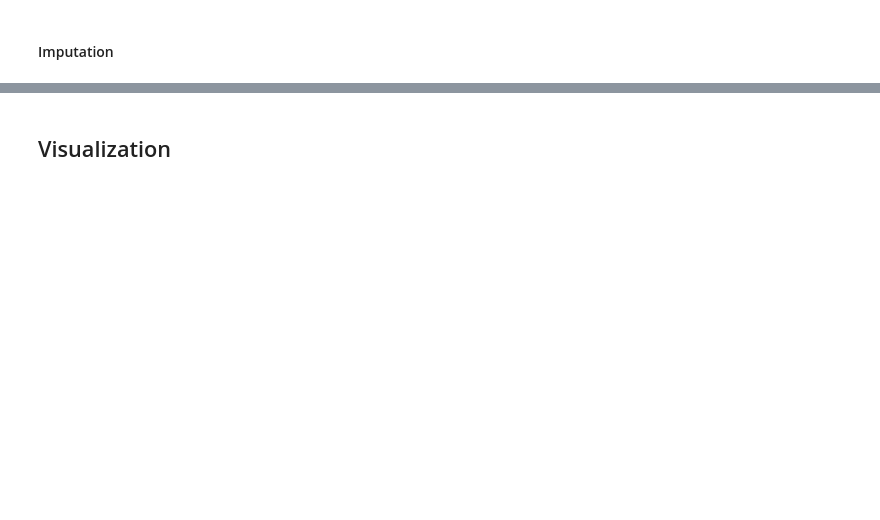
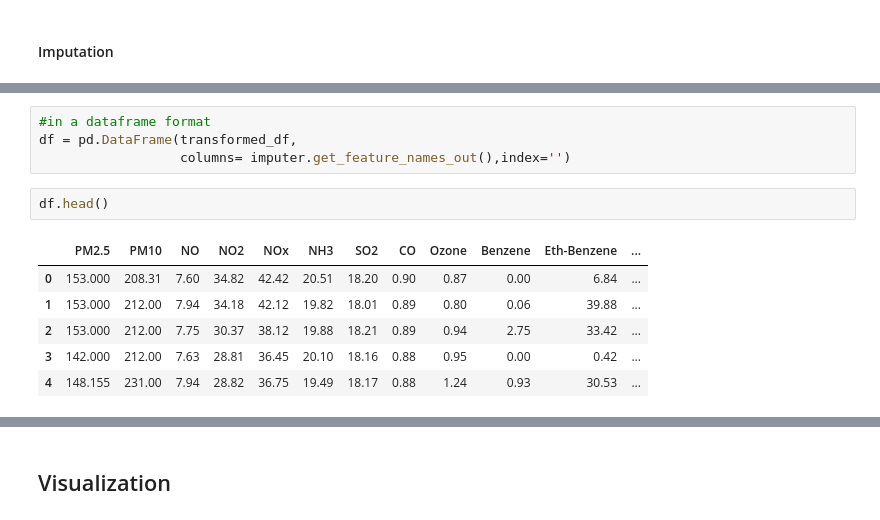
Before and after one commit to OmdenaAI/omdena-mumbai-chapter-air-quality, a Jupyter notebook: src/tasks/task-2-eda/worli_eda.ipynb, the cells around one changed output, grey strips where cells are left out. Saved outputs shown, nothing was run; the diff lists cells and outputs as text; blank space fills up the shorter version.

```diff
--- a/src/tasks/task-2-eda/worli_eda.ipynb
+++ b/src/tasks/task-2-eda/worli_eda.ipynb
@@ -183,0 +203,13 @@ Kalman Smoothing on Structural Time Series method is the best method among the m
+# %%
+#in a dataframe format
+df = pd.DataFrame(transformed_df,
+                  columns= imputer.get_feature_names_out(),index='')
+# %%
+df.head()
+# %% [output]
+|  | PM2.5 | PM10 | NO | NO2 | NOx | NH3 | SO2 | CO | Ozone | Benzene | Eth-Benzene | ... |
+| 0 | 153.000 | 208.31 | 7.60 | 34.82 | 42.42 | 20.51 | 18.20 | 0.90 | 0.87 | 0.00 | 6.84 | ... |
+| 1 | 153.000 | 212.00 | 7.94 | 34.18 | 42.12 | 19.82 | 18.01 | 0.89 | 0.80 | 0.06 | 39.88 | ... |
+| 2 | 153.000 | 212.00 | 7.75 | 30.37 | 38.12 | 19.88 | 18.21 | 0.89 | 0.94 | 2.75 | 33.42 | ... |
+| 3 | 142.000 | 212.00 | 7.63 | 28.81 | 36.45 | 20.10 | 18.16 | 0.88 | 0.95 | 0.00 | 0.42 | ... |
+| 4 | 148.155 | 231.00 | 7.94 | 28.82 | 36.75 | 19.49 | 18.17 | 0.88 | 1.24 | 0.93 | 30.53 | ... |
```
Also changed, not shown: parts of 23 cells of this notebook.
